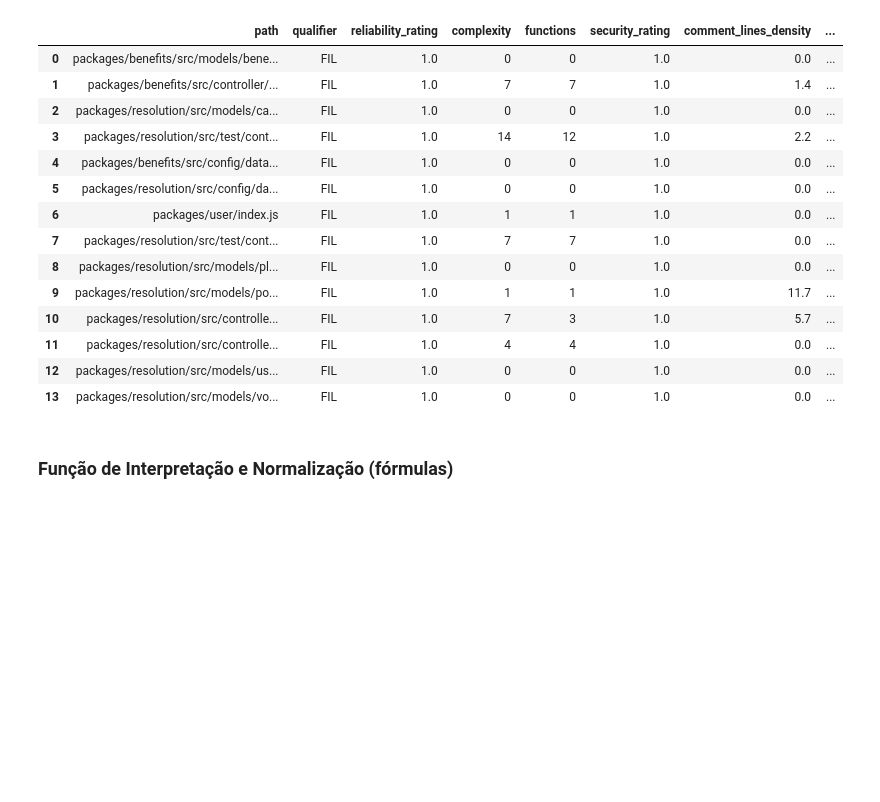
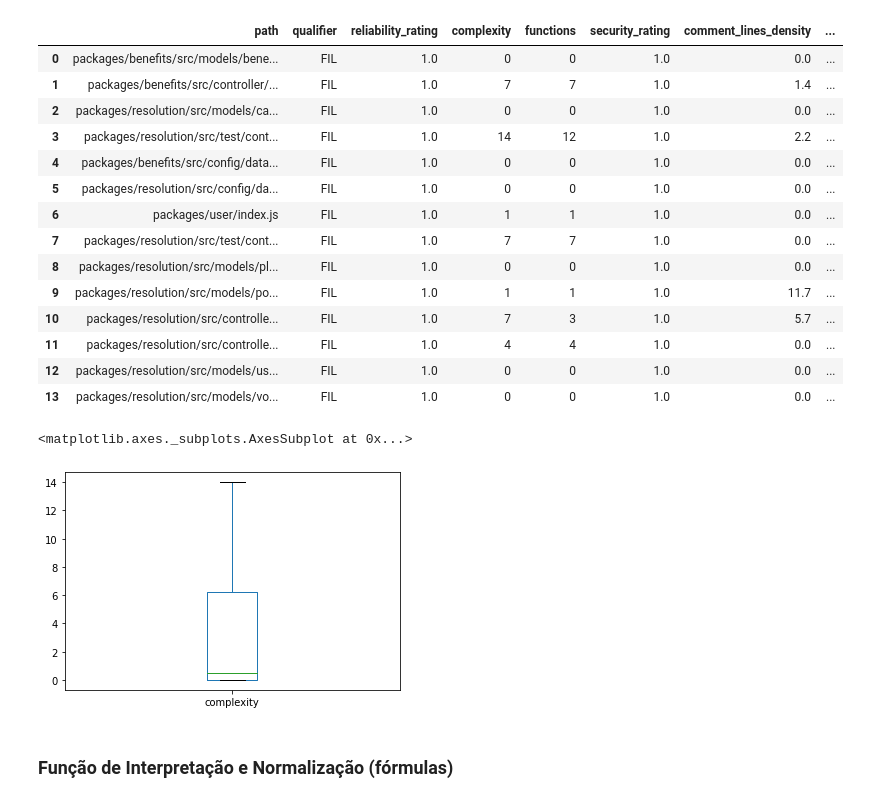
Before and after one commit to fga-eps-mds/2020.1-Grupo6, a Jupyter notebook: analytics/src/analytics.ipynb, the cells around one changed output. Cells and saved outputs as stored; diff of their text form; code cells hidden in the pictures; blank space fills up the shorter version.

```diff
--- a/analytics/src/analytics.ipynb
+++ b/analytics/src/analytics.ipynb
@@ -190,3 +201,8 @@ back_r1_df
+# %%
+back_r1_df['complexity'].astype(int).plot.box()
+# %% [output]
+<matplotlib.axes._subplots.AxesSubplot at 0x...>
+[figure, added]
 # %% [markdown]
 ### Função de Interpretação e Normalização (fórmulas)
 # %% [markdown]
```
Also changed, not shown: parts of 24 cells of this notebook.
